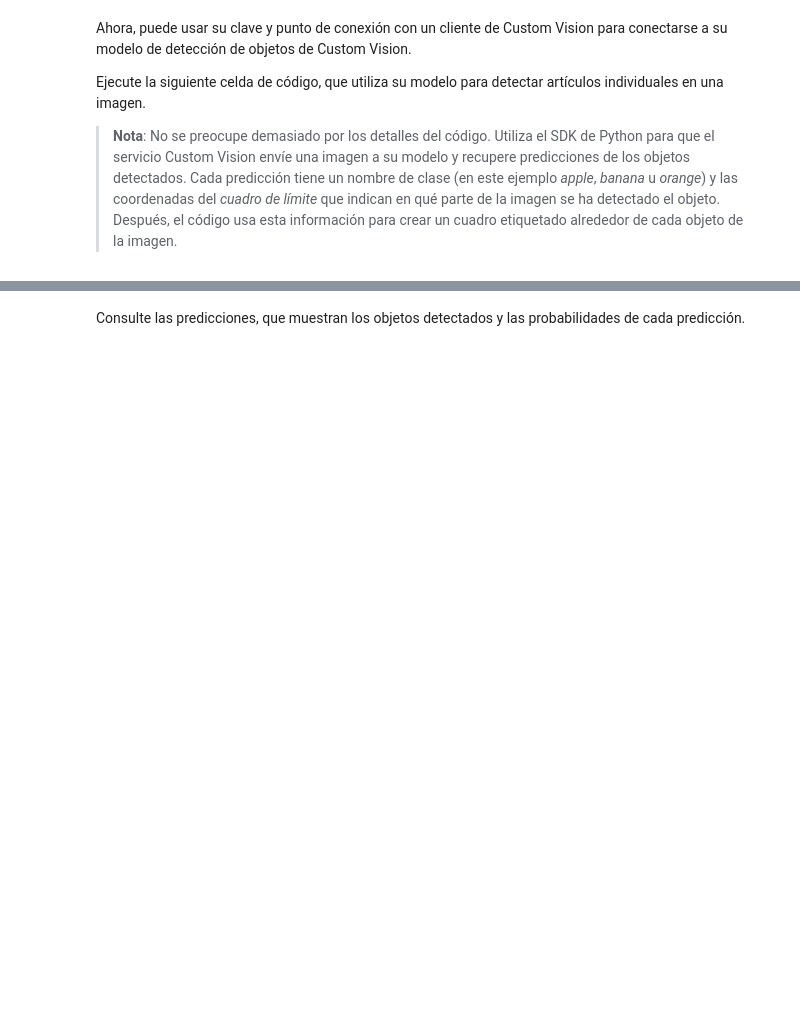
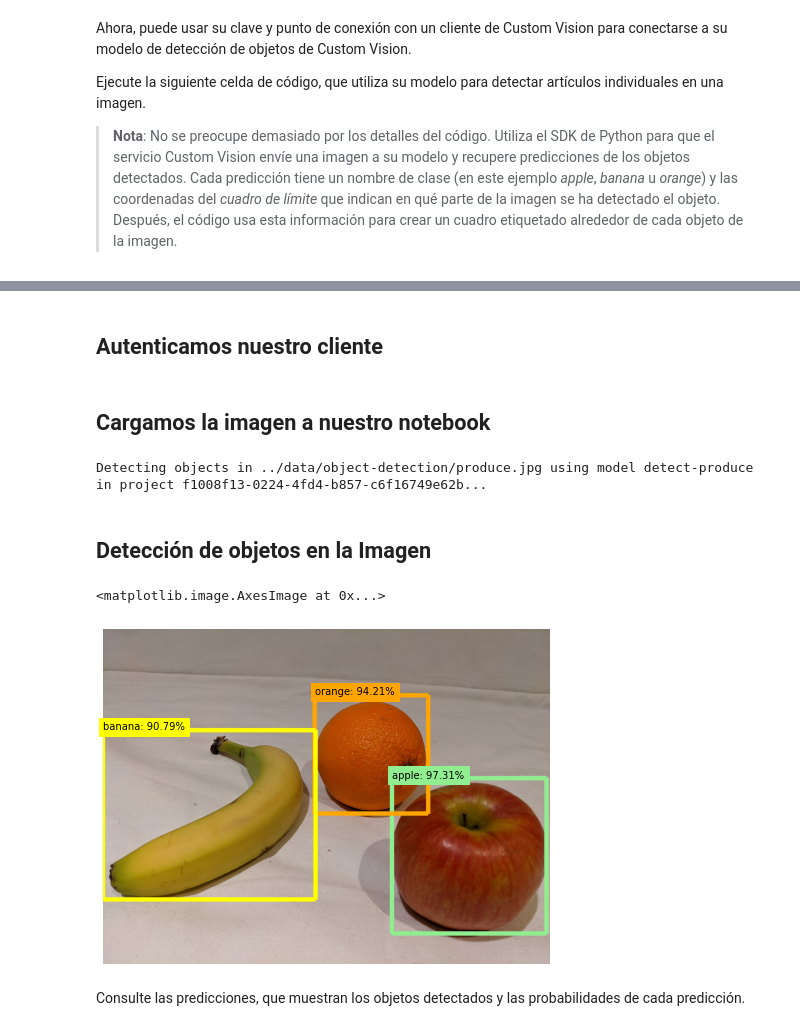
Before and after one commit to FernandaOchoa/AI-Fundamentals-Azure, a Jupyter notebook: notebooks/03 - Object Detection.ipynb, the cells around one changed output, grey strips where cells are left out. Saved outputs shown, nothing was run; the diff lists cells and outputs as text; code cells hidden in the pictures; blank space fills up the shorter version.

```diff
--- a/notebooks/03 - Object Detection.ipynb
+++ b/notebooks/03 - Object Detection.ipynb
@@ -102,7 +122,7 @@ Si utiliza un recurso de **Custom Vision**, ¿ha usado el recurso de **predicci
 # %%
-project_id = 'YOUR_PROJECT_ID' # Reemplazar por el id. de proyecto
-cv_key = 'YOUR_KEY' # Reemplazar por la clave principal del recurso de predicción
-cv_endpoint = 'YOUR_ENDPOINT' # Reemplazar por el punto de conexión del recurso de predicción
+project_id = '' # Reemplazar por el id. de proyecto
+key = '' # Reemplazar por la clave principal del recurso de predicción
+endpoint = '' # Reemplazar por el punto de conexión del recurso de predicción
 
 model_name = 'detect-produce' # esto debe coincidir exactamente con el nombre del modelo establecido al publicar la iteración del modelo (distingue mayúsculas de minúsculas).
 print('Ready to predict using model {} in project {}'.format(model_name, project_id))
@@ -115,51 +147,54 @@ Ejecute la siguiente celda de código, que utiliza su modelo para detectar artí
+# %% [markdown]
+## Autenticamos nuestro cliente
+# %%
+# Obtener un cliente de predicción del modelo de detección de objetos
+credentials = ApiKeyCredentials(in_headers={"Prediction-key": key})
+predictor = CustomVisionPredictionClient(endpoint=endpoint, credentials=credentials)
+# %% [markdown]
+## Cargamos la imagen a nuestro notebook
+# %%
+# Cargar una imagen de prueba y obtener sus dimensiones
+test_img_file = os.path.join('../data', 'object-detection', 'produce.jpg')
+test_img = Image.open(test_img_file)
+test_img_h, test_img_w, test_img_ch = np.array(test_img).shape
+
+print('Detecting objects in {} using model {} in project {}...'.format(test_img_file, model_name, project_id))
+# %% [output]
+Detecting objects in ../data/object-detection/produce.jpg using model detect-produce in project f1008f13-0224-4fd4-b857-c6f16749e62b...
+# %% [markdown]
+## Detección de objetos en la Imagen
 # %%
-from azure.cognitiveservices.vision.customvision.prediction import CustomVisionPredictionClient
-from msrest.authentication import ApiKeyCredentials
-from matplotlib import pyplot as plt
-from PIL import Image, ImageDraw, ImageFont
-import numpy as np
-import os
-%matplotlib inline
-
-# Cargar una imagen de prueba y obtener sus dimensiones
-test_img_file = os.path.join('data', 'object-detection', 'produce.jpg')
-test_img = Image.open(test_img_file)
-test_img_h, test_img_w, test_img_ch = np.array(test_img).shape
-
-# Obtener un cliente de predicción del modelo de detección de objetos
-credentials = ApiKeyCredentials(in_headers={"Prediction-key": cv_key})
-predictor = CustomVisionPredictionClient(endpoint=cv_endpoint, credentials=credentials)
-
-print('Detecting objects in {} using model {} in project {}...'.format(test_img_file, model_name, project_id))
-
 # Detectar objetos de la imagen de prueba
 with open(test_img_file, mode="rb") as test_data:
     results = predictor.detect_image(project_id, model_name, test_data)
 
 # Crear una figura para mostrar los resultados
 fig = plt.figure(figsize=(8, 8))
 plt.axis('off')
 
 # Mostrar la imagen con cuadros alrededor de cada objeto detectado
 draw = ImageDraw.Draw(test_img)
 lineWidth = int(np.array(test_img).shape[1]/100)
 object_colors = {
     "apple": "lightgreen",
     "banana": "yellow",
     "orange": "orange"
 }
 for prediction in results.predictions:
     color = 'white' # valor predeterminado para las etiquetas de objeto 'other'
     if (prediction.probability*100) > 50:
         if prediction.tag_name in object_colors:
             color = object_colors[prediction.tag_name]
         left = prediction.bounding_box.left * test_img_w
         top = prediction.bounding_box.top * test_img_h
         height = prediction.bounding_box.height * test_img_h
         width =  prediction.bounding_box.width * test_img_w
         points = ((left,top), (left+width,top), (left+width,top+height), (left,top+height),(left,top))
         draw.line(points, fill=color, width=lineWidth)
         plt.annotate(prediction.tag_name + ": {0:.2f}%".format(prediction.probability * 100),(left,top), backgroundcolor=color)
 plt.imshow(test_img)
+# %% [output]
+<matplotlib.image.AxesImage at 0x...>
+[figure, added]
 # %% [markdown]
 Consulte las predicciones, que muestran los objetos detectados y las probabilidades de cada predicción.
```
Also changed, not shown: parts of 7 cells of this notebook, 2 other files.
